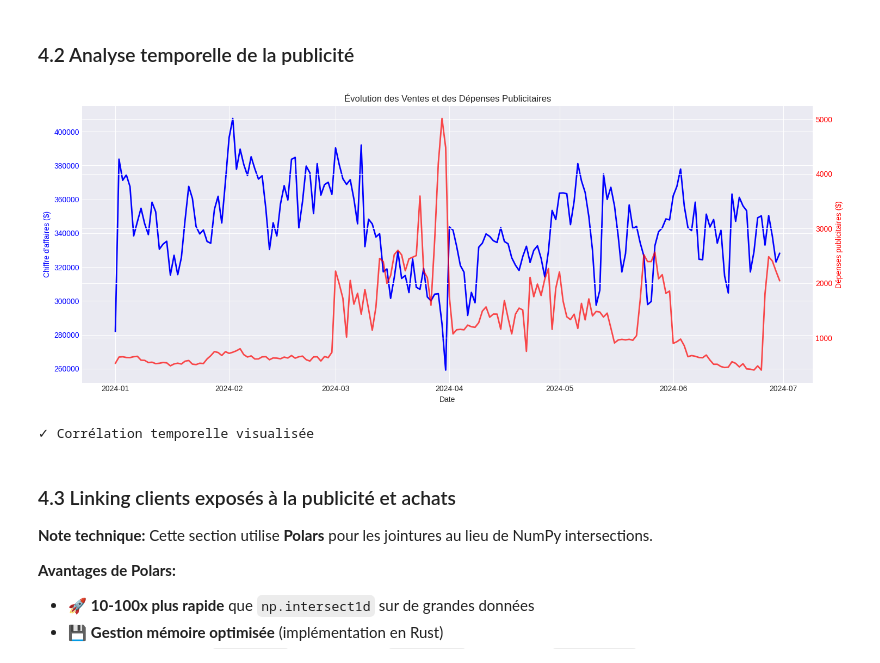
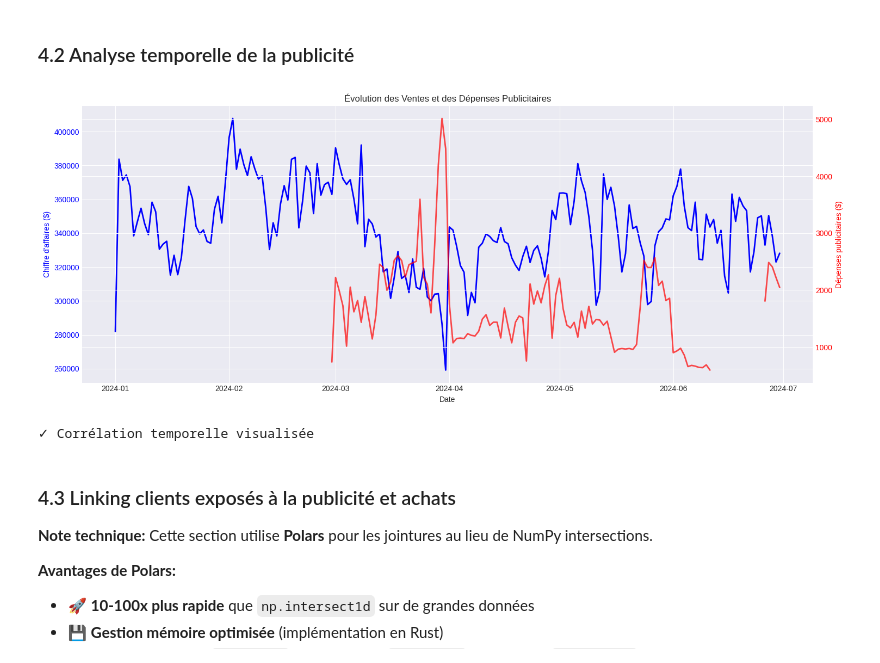
Before and after one commit to NathanDuboisset/data_challenge_mie, a Jupyter notebook: data_analysis.ipynb, the cells around one changed output. Cells and saved outputs as stored; diff of their text form; code cells hidden in the pictures.

```diff
--- a/data_analysis.ipynb
+++ b/data_analysis.ipynb
@@ -656,41 +656,47 @@ plt.show()
 ### 4.2 Analyse temporelle de la publicité
 # %%
 # Agrégation quotidienne des dépenses publicitaires
-df_tv['date'] = df_tv['timestamp_utc'].dt.date
-df_prog['date'] = df_prog['timestamp_utc'].dt.date
+df_tv = df_tv.with_columns(
+    pl.col('timestamp_utc').cast(pl.Date).alias('date')
+)
+df_prog = df_prog.with_columns(
+    pl.col('timestamp_utc').cast(pl.Date).alias('date')
+)
 
-tv_daily = df_tv.groupby('date')['cost_dollar'].sum().reset_index()
-tv_daily.columns = ['date', 'tv_cost']
+tv_daily = df_tv.group_by('date').agg(pl.col('cost_dollar').sum().alias('tv_cost'))
 
-prog_daily = df_prog.groupby('date')['cost_dollar'].sum().reset_index()
-prog_daily.columns = ['date', 'prog_cost']
+prog_daily = df_prog.group_by('date').agg(pl.col('cost_dollar').sum().alias('prog_cost'))
 
 # Merge avec les ventes
-ad_sales_daily = daily_sales.merge(tv_daily, on='date', how='outer')
-ad_sales_daily = ad_sales_daily.merge(prog_daily, on='date', how='outer')
-ad_sales_daily = ad_sales_daily.fillna(0)
-ad_sales_daily['total_ad_cost'] = ad_sales_daily['tv_cost'] + ad_sales_daily['prog_cost']
+ad_sales_daily = daily_sales.join(tv_daily, on='date', how='outer',suffix='_tv')
+ad_sales_daily = ad_sales_daily.join(prog_daily, on='date', how='outer',suffix='_prog')
+ad_sales_daily = ad_sales_daily.with_columns(
+    pl.col('tv_cost').fill_null(0),
+    pl.col('prog_cost').fill_null(0),
+    (pl.col('tv_cost') + pl.col('prog_cost')).alias('total_ad_cost')
+)
 
 # Visualisation
 fig, ax1 = plt.subplots(figsize=(15, 6))
+ad_sales_daily = ad_sales_daily.sort('date')
 
 ax1.set_xlabel('Date')
 ax1.set_ylabel('Chiffre d\'affaires ($)', color='blue')
 ax1.plot(ad_sales_daily['date'], ad_sales_daily['revenue'], color='blue', linewidth=2, label='Ventes')
 ax1.tick_params(axis='y', labelcolor='blue')
 
 ax2 = ax1.twinx()
 ax2.set_ylabel('Dépenses publicitaires ($)', color='red')
 ax2.plot(ad_sales_daily['date'], ad_sales_daily['total_ad_cost'], color='red', linewidth=2, alpha=0.7, label='Pub totale')
 ax2.tick_params(axis='y', labelcolor='red')
 
 plt.title('Évolution des Ventes et des Dépenses Publicitaires')
 fig.tight_layout()
 plt.show()
 
 print("✓ Corrélation temporelle visualisée")
 # %% [output]
-[figure, old version]
+[figure, new version]
 ✓ Corrélation temporelle visualisée
 # %% [markdown]
 ### 4.3 Linking clients exposés à la publicité et achats
```
Also changed, not shown: parts of 2 cells of this notebook.
